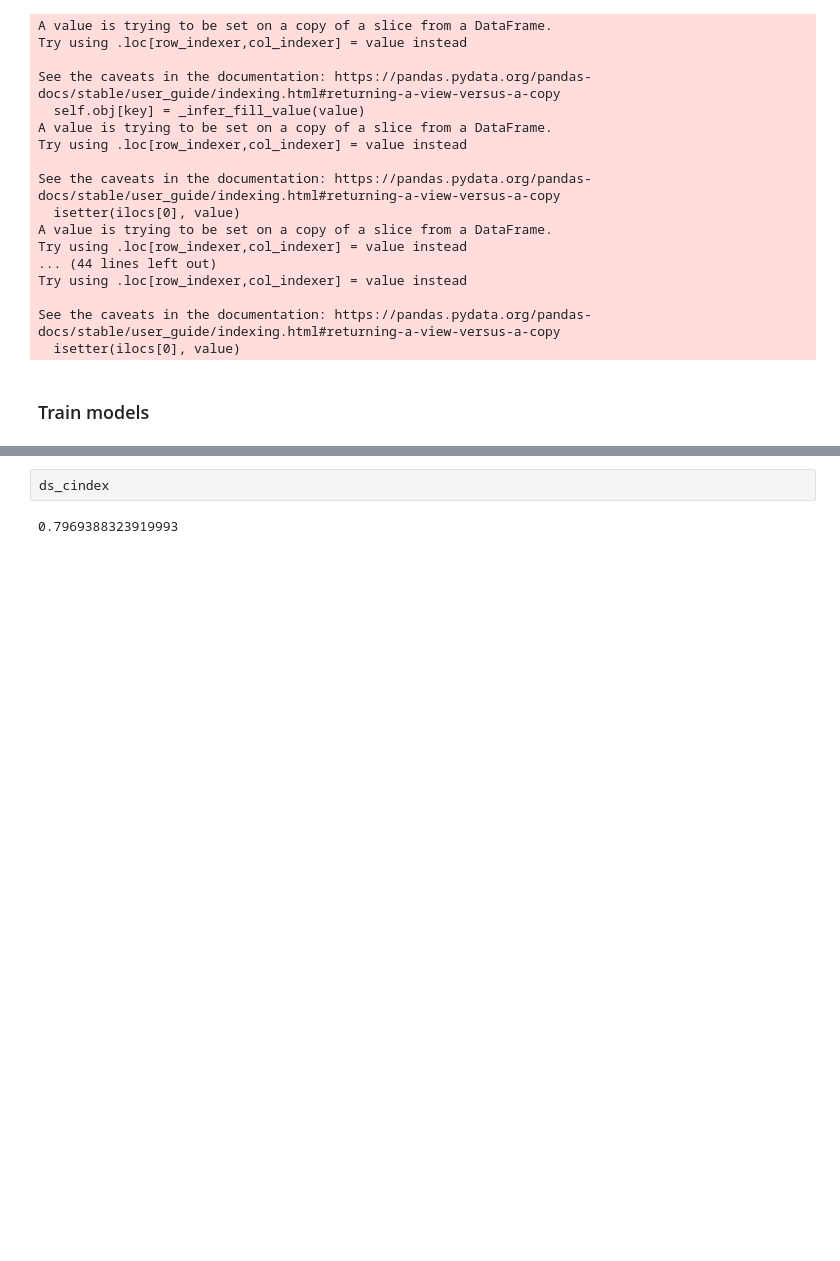
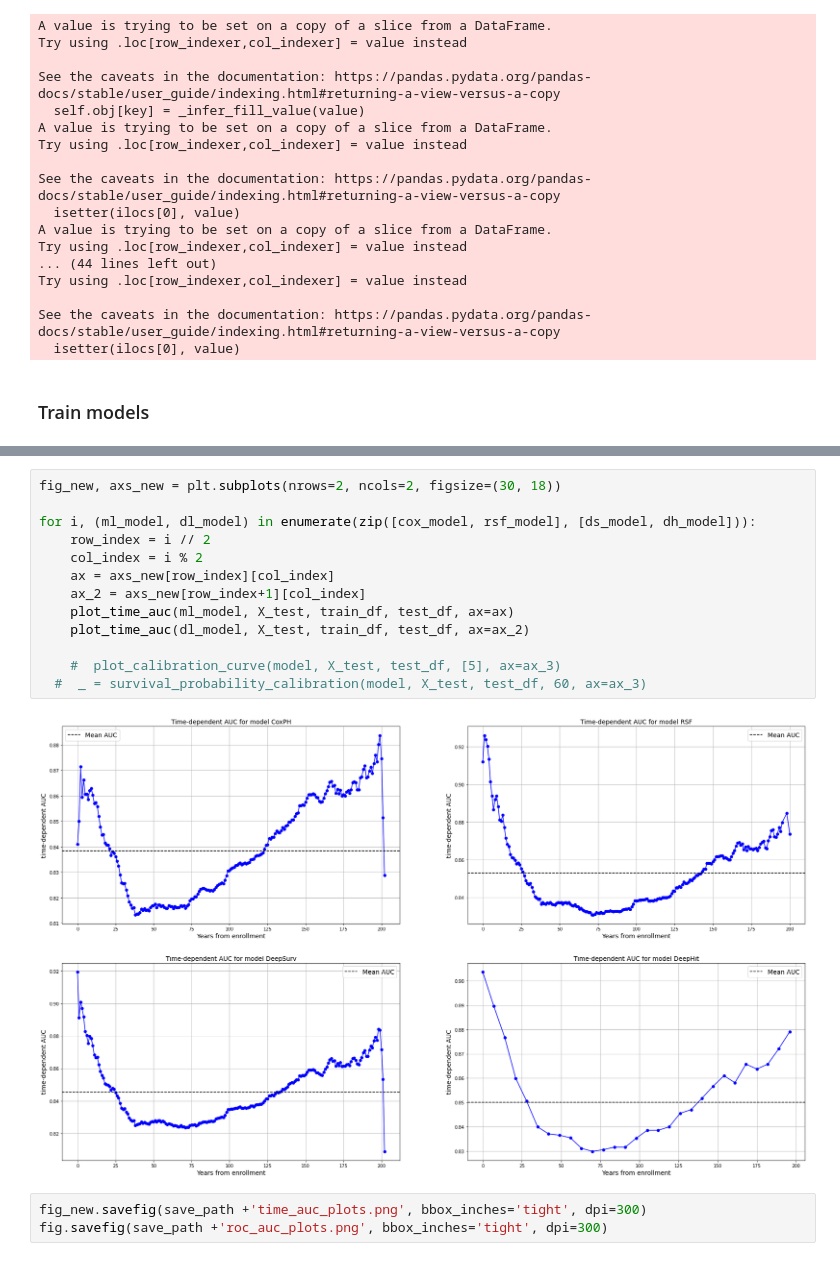
Before and after one commit to CarlosHernandezP/xai-healthcare, a Jupyter notebook: Notebooks/obtain_plots.ipynb, the cells around one changed output, grey strips where cells are left out. Saved outputs shown, nothing was run; the diff lists cells and outputs as text; blank space fills up the shorter version.

```diff
--- a/Notebooks/obtain_plots.ipynb
+++ b/Notebooks/obtain_plots.ipynb
@@ -141,4 +190,18 @@ It's advisable to not trust the variances reported, and to be suspicious of the
+# %%
+fig_new, axs_new = plt.subplots(nrows=2, ncols=2, figsize=(30, 18))
+
+for i, (ml_model, dl_model) in enumerate(zip([cox_model, rsf_model], [ds_model, dh_model])):
+    row_index = i // 2
+    col_index = i % 2
+    ax = axs_new[row_index][col_index]
+    ax_2 = axs_new[row_index+1][col_index]
+    plot_time_auc(ml_model, X_test, train_df, test_df, ax=ax)
+    plot_time_auc(dl_model, X_test, train_df, test_df, ax=ax_2)
+
+    #  plot_calibration_curve(model, X_test, test_df, [5], ax=ax_3)
+  #  _ = survival_probability_calibration(model, X_test, test_df, 60, ax=ax_3)
+# %% [output]
+[figure, added]
 # %%
-ds_cindex
+fig_new.savefig(save_path +'time_auc_plots.png', bbox_inches='tight', dpi=300)
+fig.savefig(save_path +'roc_auc_plots.png', bbox_inches='tight', dpi=300)
-# %% [output]
-0.7969388323919993
```
Also changed, not shown: parts of 10 cells of this notebook, 5 other files.
